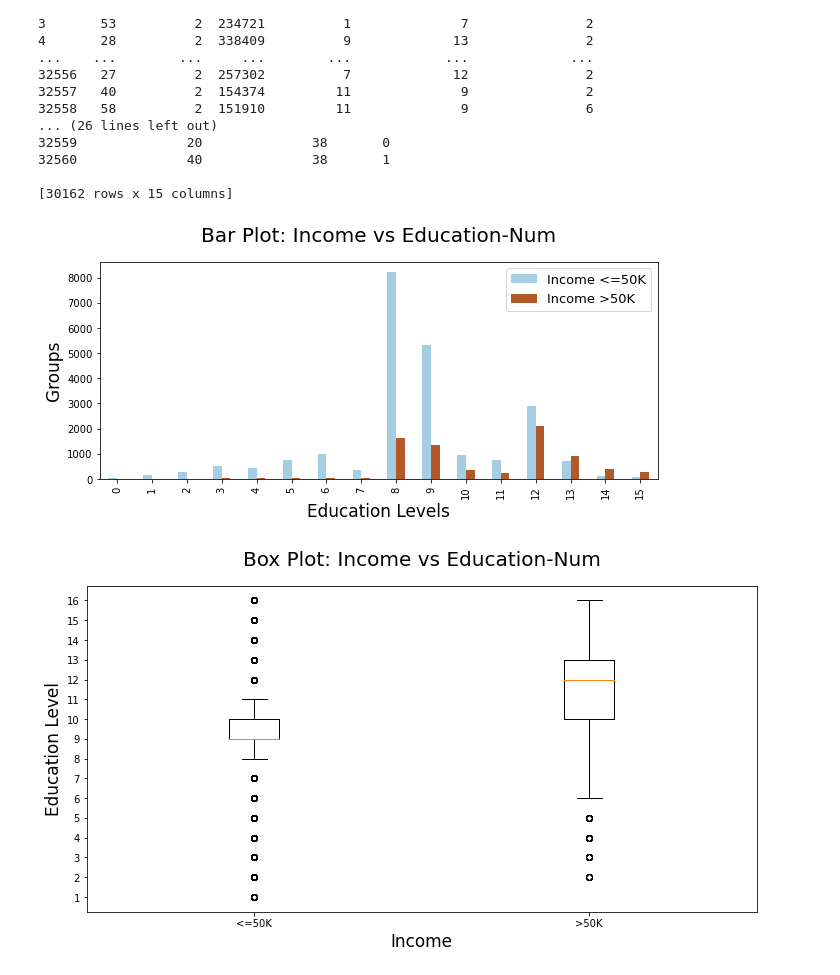
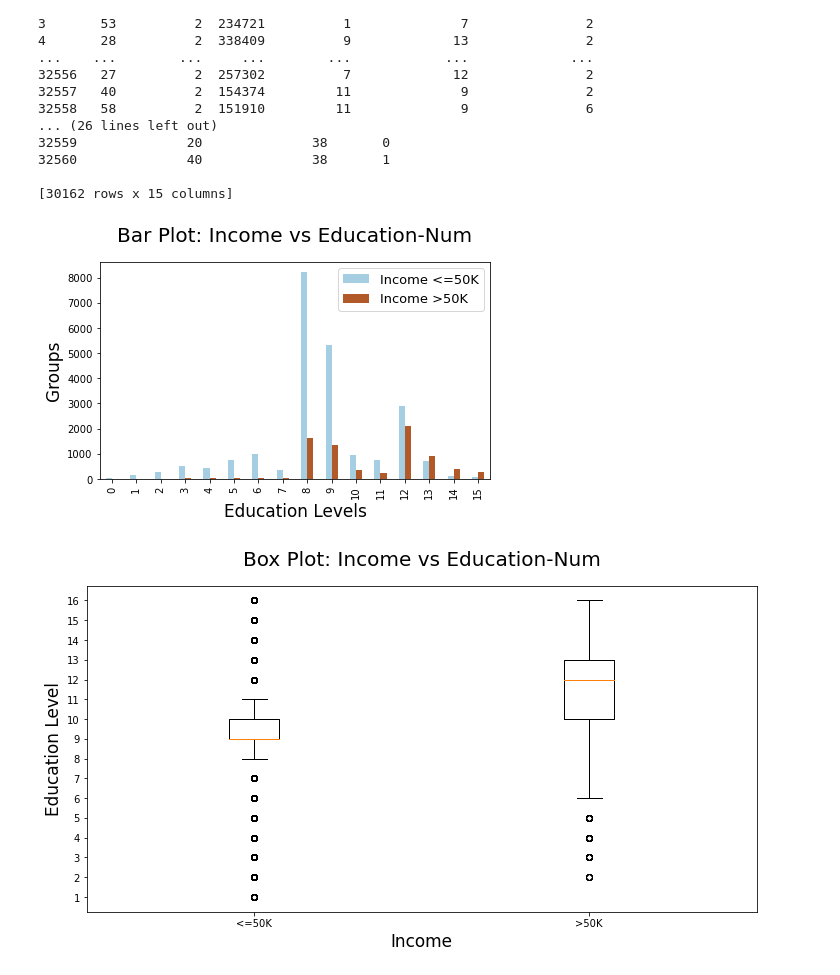
Before and after one commit to wzheng41/CSE578-Data-Visualization, a Jupyter notebook: main.ipynb, the cells around one changed output. Cells and saved outputs as stored; diff of their text form; code cells hidden in the pictures.

```diff
--- a/main.ipynb
+++ b/main.ipynb
@@ -93,35 +94,35 @@ less_than_50k = less['Education_Num'].value_counts().to_dict()
 more_than_50k = more['Education_Num'].value_counts().to_dict()
 # print(less)
 # print(more_than_50k)
 
 # fill the Count Dataframe if there exists key(s) that has(have) 0 value
 for i in range(1, 17):
     if i not in less_than_50k:
         less_than_50k[i] = 0
 for i in range(1, 17):
     if i not in more_than_50k:
         more_than_50k[i] = 0
 
 # print(sorted(less_than_50k.items(), key = lambda x: x[0]))
 # print(more_than_50k)
 
 # extract the values of groups
 less_than_50k = sorted(less_than_50k.items(), key=lambda x: x[0])
 more_than_50k = sorted(more_than_50k.items(), key=lambda x: x[0])
 less_than_50k_values = [value for key, value in less_than_50k]
 more_than_50k_values = [value for key, value in more_than_50k]
 
 # plot the graph
 df = pd.DataFrame({'Income <=50K': less_than_50k_values, 'Income >50K': more_than_50k_values})
-df.plot(kind="bar", colormap='Paired', figsize=(10,4))
+df.plot(kind="bar", colormap='Paired', figsize=(7,4))
 
 plt.title("Bar Plot: Income vs Education-Num", fontsize=20, pad=20)
 plt.legend(loc=1, prop={'size': 13})
 plt.xlabel("Education Levels", fontsize=17)
 plt.ylabel("Groups", fontsize=17)
 plt.show()
 # %% [output]
-[figure, old version]
+[figure, new version]
 # %%
 # Box-Whisker Plot
 
```
Also changed, not shown: parts of 8 cells of this notebook.
